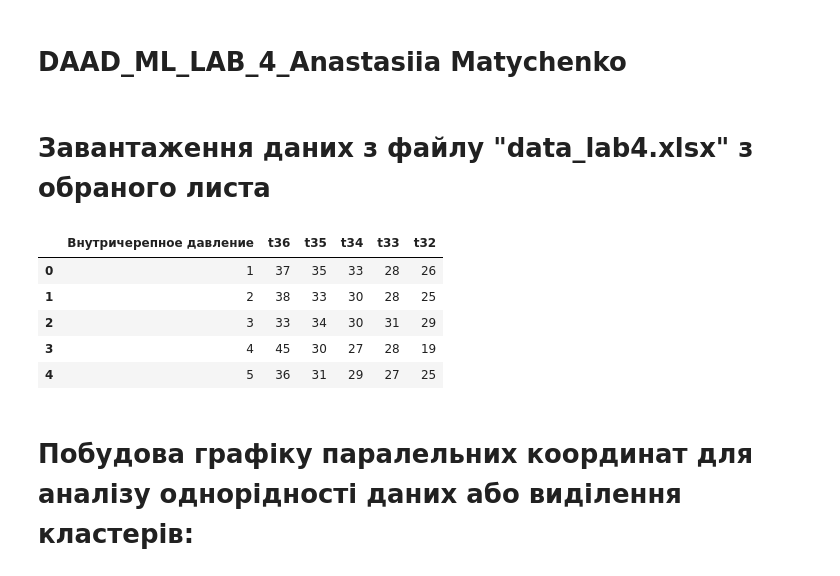
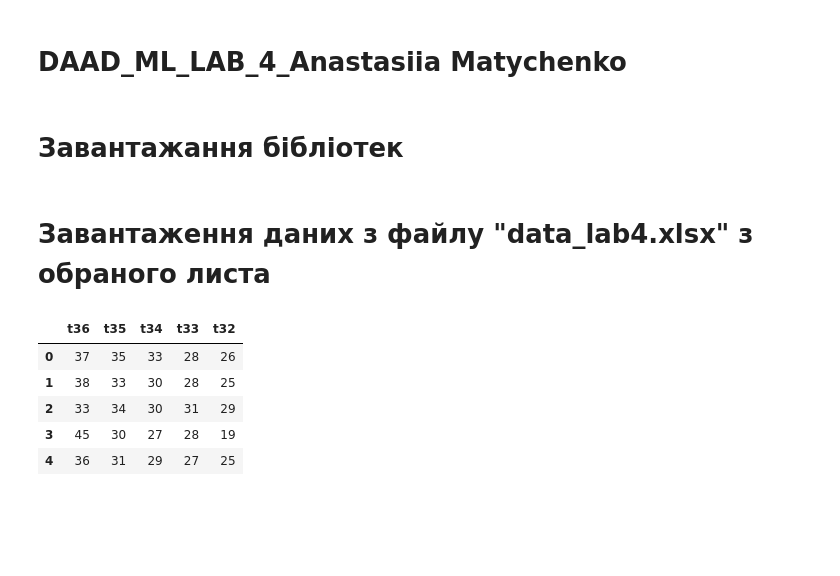
Before and after one commit to nastyamatychenko/DAAD_ML_LAB_4_Anastasiia-Matychenko, a Jupyter notebook: DAAD-ML-LAB-4-Anastasiia-Matychenko.ipynb, the cells around one changed output. Drawn from its saved outputs; the diff is of its cells as text; code cells hidden in the pictures; blank space fills up the shorter version.

```diff
--- a/DAAD-ML-LAB-4-Anastasiia-Matychenko.ipynb
+++ b/DAAD-ML-LAB-4-Anastasiia-Matychenko.ipynb
@@ -1,2 +1,4 @@
 # %% [markdown]
 # DAAD_ML_LAB_4_Anastasiia Matychenko
+# %% [markdown]
+# Завантажання бібліотек
@@ -3,16 +14,13 @@
 # %% [markdown]
 # Завантаження даних з файлу "data_lab4.xlsx" з обраного листа
 # %%
-import pandas as pd
-
 data = pd.read_excel('data_lab4.xlsx', sheet_name='1')
+data = data.drop('Внутричерепное давление', axis=1)
 data.head()
 # %% [output]
-|  | Внутричерепное давление | t36 | t35 | t34 | t33 | t32 |
-| 0 | 1 | 37 | 35 | 33 | 28 | 26 |
-| 1 | 2 | 38 | 33 | 30 | 28 | 25 |
-| 2 | 3 | 33 | 34 | 30 | 31 | 29 |
-| 3 | 4 | 45 | 30 | 27 | 28 | 19 |
-| 4 | 5 | 36 | 31 | 29 | 27 | 25 |
+|  | t36 | t35 | t34 | t33 | t32 |
+| 0 | 37 | 35 | 33 | 28 | 26 |
+| 1 | 38 | 33 | 30 | 28 | 25 |
+| 2 | 33 | 34 | 30 | 31 | 29 |
+| 3 | 45 | 30 | 27 | 28 | 19 |
+| 4 | 36 | 31 | 29 | 27 | 25 |
-# %% [markdown]
-# Побудова графіку паралельних координат для аналізу однорідності даних або виділення кластерів:
```
Also changed, not shown: parts of 29 cells of this notebook, 4 other files.
